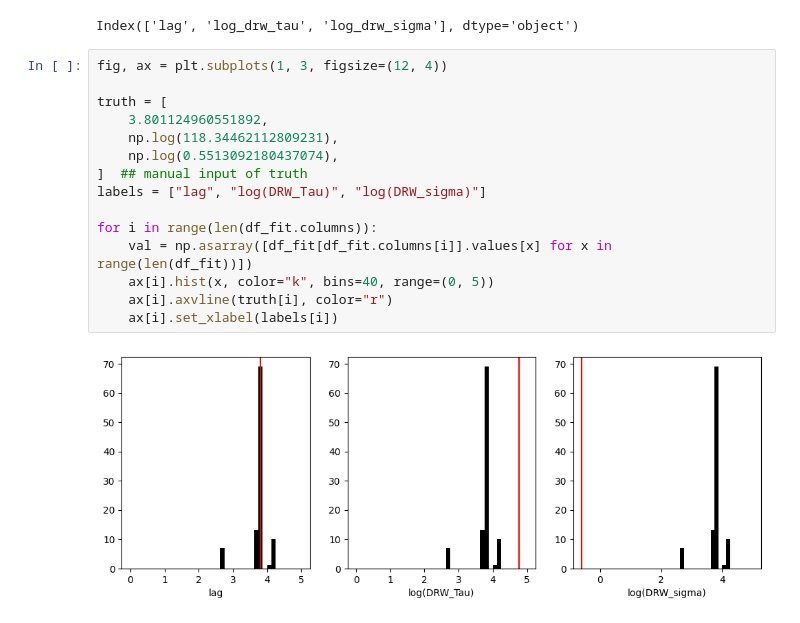
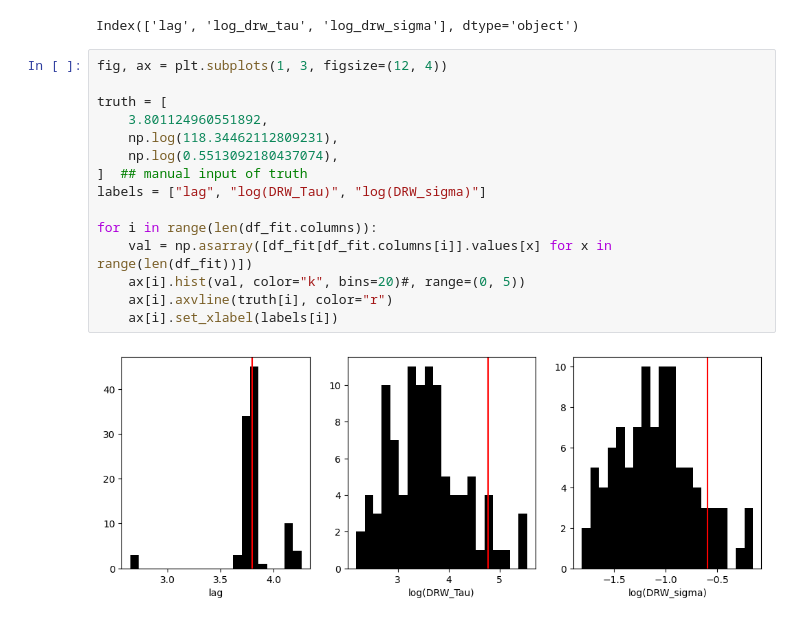
Before and after one commit to LSST-AGN-Variability/EzTaoX, a Jupyter notebook: docs/pre_executed/04_RunFromNested.ipynb, the cells around one changed output. Saved outputs shown, nothing was run; the diff lists cells and outputs as text.

```diff
--- a/docs/pre_executed/04_RunFromNested.ipynb
+++ b/docs/pre_executed/04_RunFromNested.ipynb
@@ -140,17 +163,17 @@ Index(['lag', 'log_drw_tau', 'log_drw_sigma'], dtype='object')
 # %%
 fig, ax = plt.subplots(1, 3, figsize=(12, 4))
 
 truth = [
     3.801124960551892,
     np.log(118.34462112809231),
     np.log(0.5513092180437074),
 ]  ## manual input of truth
 labels = ["lag", "log(DRW_Tau)", "log(DRW_sigma)"]
 
 for i in range(len(df_fit.columns)):
     val = np.asarray([df_fit[df_fit.columns[i]].values[x] for x in range(len(df_fit))])
-    ax[i].hist(x, color="k", bins=40, range=(0, 5))
+    ax[i].hist(val, color="k", bins=20)#, range=(0, 5))
     ax[i].axvline(truth[i], color="r")
     ax[i].set_xlabel(labels[i])
 # %% [output]
-[figure, old version]
+[figure, new version]
```
Also changed, not shown: parts of 3 cells of this notebook, 3 other files.
